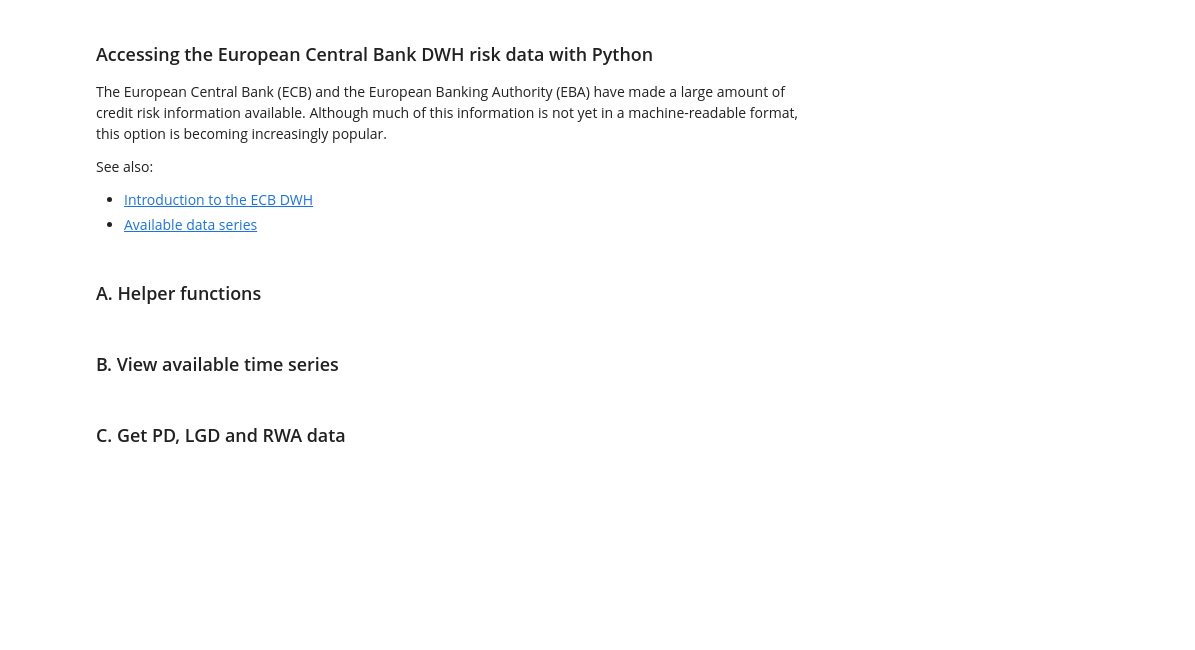
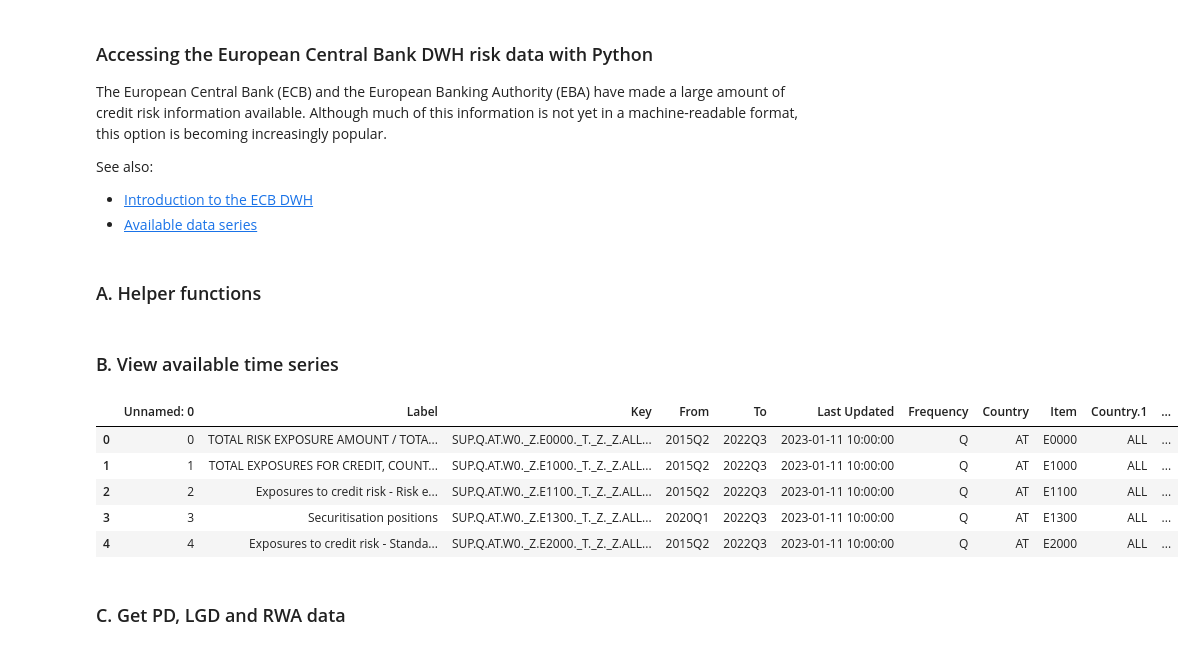
Before and after one commit to at621/risk_data, a Jupyter notebook: ecb_dwh_api.ipynb, the cells around one changed output. Cells and saved outputs as stored; diff of their text form; code cells hidden in the pictures; blank space fills up the shorter version.

```diff
--- a/ecb_dwh_api.ipynb
+++ b/ecb_dwh_api.ipynb
@@ -71,7 +71,16 @@ def createPlots(df, group_label, first_dim, second_dim, title):
 # %% [markdown]
 ### B. View available time series
 # %%
+# Source: https://sdw.ecb.europa.eu/datastructure.do?conceptMnemonic=CB_ITEM&datasetinstanceid=359#cl
 data_catalogue = pd.read_csv('ecb_dwh_data_catalogue.csv', sep='\t', encoding='utf-8')
+data_catalogue.head()
+# %% [output]
+|  | Unnamed: 0 | Label | Key | From | To | Last Updated | Frequency | Country | Item | Country.1 | ... |
+| 0 | 0 | TOTAL RISK EXPOSURE AMOUNT / TOTA... | SUP.Q.AT.W0._Z.E0000._T._Z._Z.ALL... | 2015Q2 | 2022Q3 | 2023-01-11 10:00:00 | Q | AT | E0000 | ALL | ... |
+| 1 | 1 | TOTAL EXPOSURES FOR CREDIT, COUNT... | SUP.Q.AT.W0._Z.E1000._T._Z._Z.ALL... | 2015Q2 | 2022Q3 | 2023-01-11 10:00:00 | Q | AT | E1000 | ALL | ... |
+| 2 | 2 | Exposures to credit risk - Risk e... | SUP.Q.AT.W0._Z.E1100._T._Z._Z.ALL... | 2015Q2 | 2022Q3 | 2023-01-11 10:00:00 | Q | AT | E1100 | ALL | ... |
+| 3 | 3 | Securitisation positions | SUP.Q.AT.W0._Z.E1300._T._Z._Z.ALL... | 2020Q1 | 2022Q3 | 2023-01-11 10:00:00 | Q | AT | E1300 | ALL | ... |
+| 4 | 4 | Exposures to credit risk - Standa... | SUP.Q.AT.W0._Z.E2000._T._Z._Z.ALL... | 2015Q2 | 2022Q3 | 2023-01-11 10:00:00 | Q | AT | E2000 | ALL | ... |
 # %% [markdown]
 ### C. Get PD, LGD and RWA data
 # %%
```
Also changed, not shown: parts of 3 cells of this notebook.
